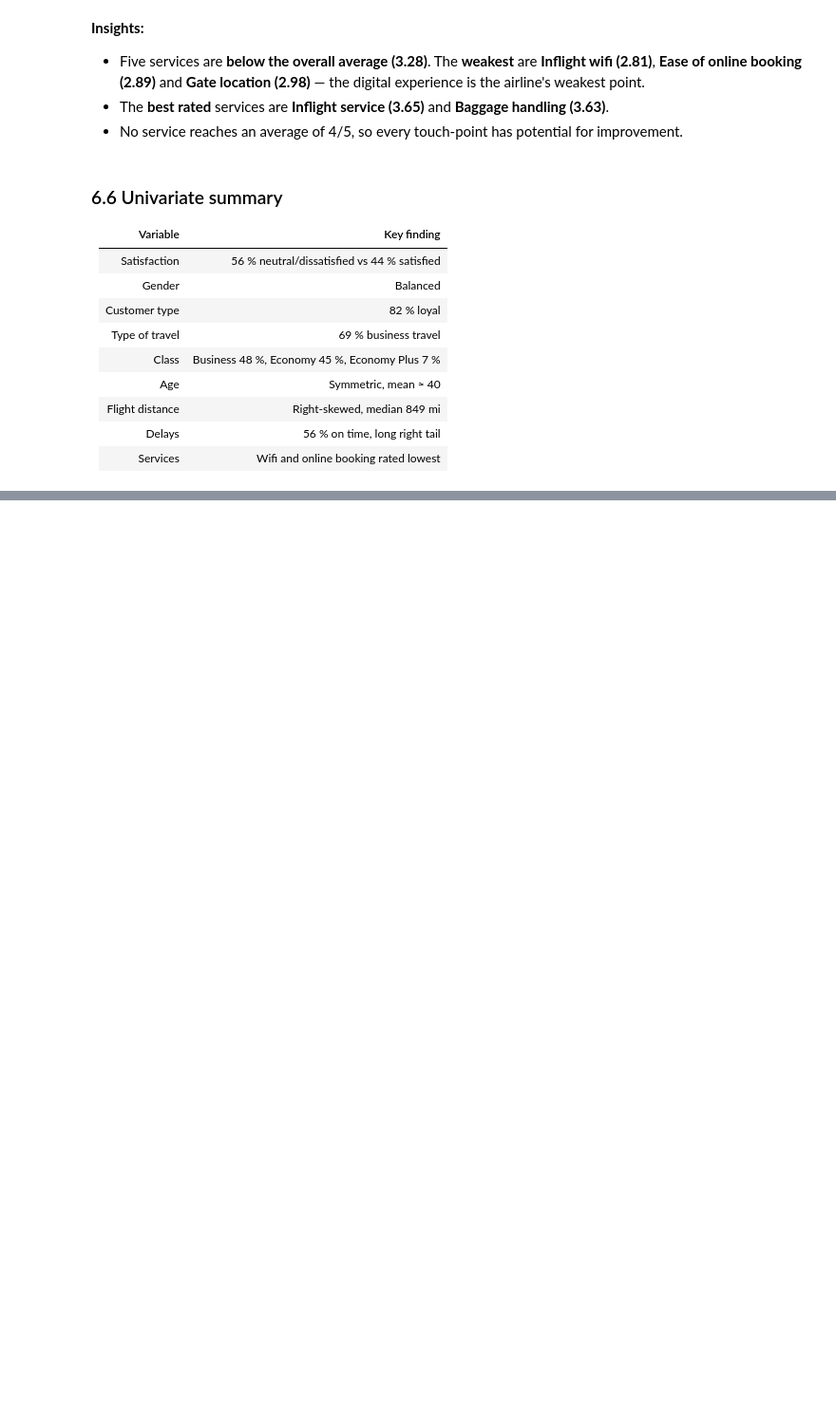
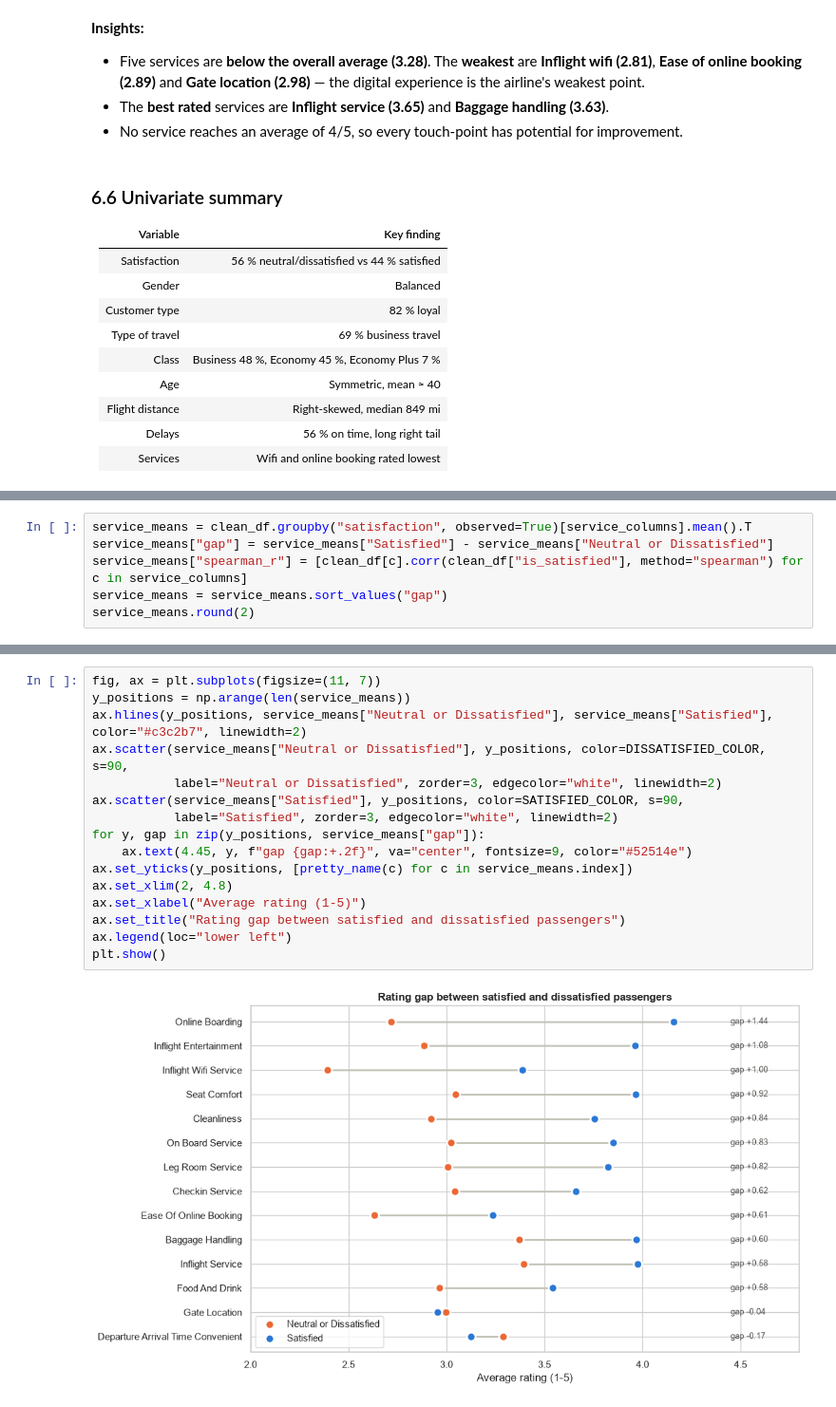
Before and after one commit to hahmed1936/Mid-Project, a Jupyter notebook: Mid-Project-Script.ipynb, the cells around one changed output, grey strips where cells are left out. Shown at 95% size. Drawn from its saved outputs; the diff is of its cells as text; blank space fills up the shorter version.

```diff
--- a/Mid-Project-Script.ipynb
+++ b/Mid-Project-Script.ipynb
@@ -651,0 +770,6 @@ plt.show()
+# %%
+service_means = clean_df.groupby("satisfaction", observed=True)[service_columns].mean().T
+service_means["gap"] = service_means["Satisfied"] - service_means["Neutral or Dissatisfied"]
+service_means["spearman_r"] = [clean_df[c].corr(clean_df["is_satisfied"], method="spearman") for c in service_columns]
+service_means = service_means.sort_values("gap")
+service_means.round(2)
@@ -651,0 +792,18 @@ plt.show()
+# %%
+fig, ax = plt.subplots(figsize=(11, 7))
+y_positions = np.arange(len(service_means))
+ax.hlines(y_positions, service_means["Neutral or Dissatisfied"], service_means["Satisfied"], color="#c3c2b7", linewidth=2)
+ax.scatter(service_means["Neutral or Dissatisfied"], y_positions, color=DISSATISFIED_COLOR, s=90,
+           label="Neutral or Dissatisfied", zorder=3, edgecolor="white", linewidth=2)
+ax.scatter(service_means["Satisfied"], y_positions, color=SATISFIED_COLOR, s=90,
+           label="Satisfied", zorder=3, edgecolor="white", linewidth=2)
+for y, gap in zip(y_positions, service_means["gap"]):
+    ax.text(4.45, y, f"gap {gap:+.2f}", va="center", fontsize=9, color="#52514e")
+ax.set_yticks(y_positions, [pretty_name(c) for c in service_means.index])
+ax.set_xlim(2, 4.8)
+ax.set_xlabel("Average rating (1-5)")
+ax.set_title("Rating gap between satisfied and dissatisfied passengers")
+ax.legend(loc="lower left")
+plt.show()
+# %% [output]
+[figure, added]
```
Also changed, not shown: parts of 24 cells of this notebook.
